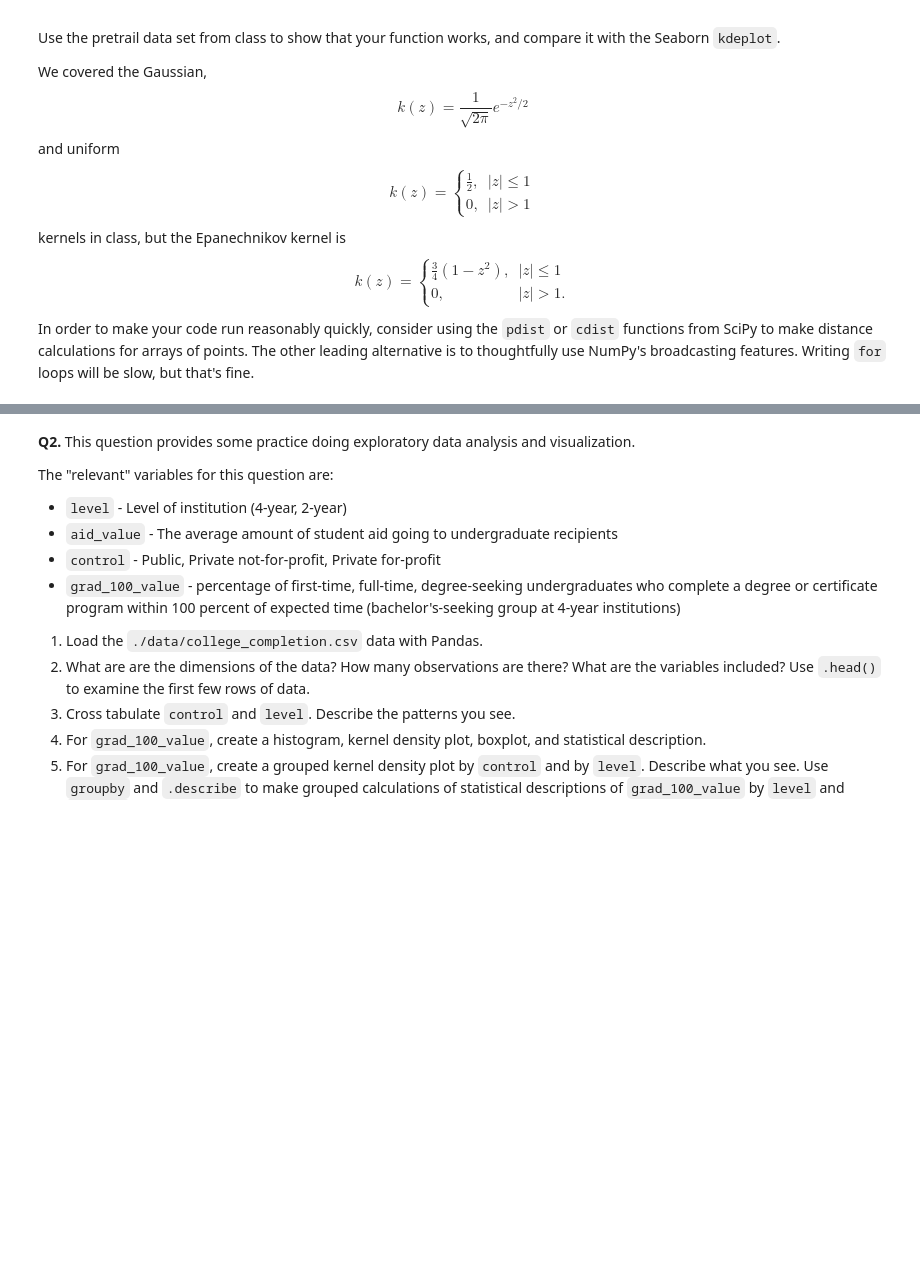
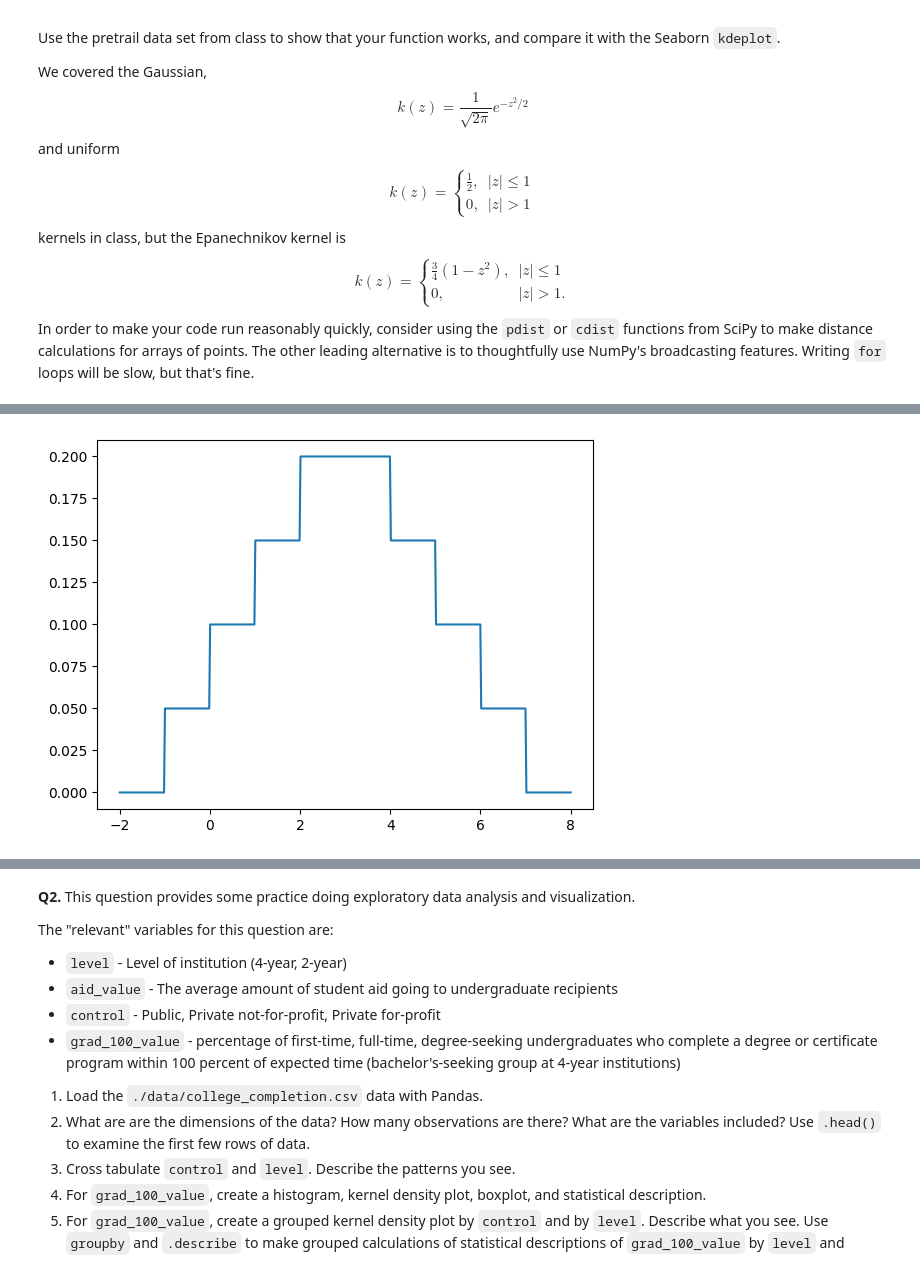
Before and after one commit to Camsbary/visualization_assignment, a Jupyter notebook: assignment.ipynb, the cells around one changed output, grey strips where cells are left out. Saved outputs shown, nothing was run; the diff lists cells and outputs as text; code cells hidden in the pictures; blank space fills up the shorter version.

```diff
--- a/assignment.ipynb
+++ b/assignment.ipynb
@@ -49,0 +72,4 @@ In order to make your code run reasonably quickly, consider using the `pdist` or
+# %%
+kernel_density([1,2,3,4,5], kernel='uniform', bandwidth=2)
+# %% [output]
+[figure, added]
```
Also changed, not shown: parts of 5 cells of this notebook.
